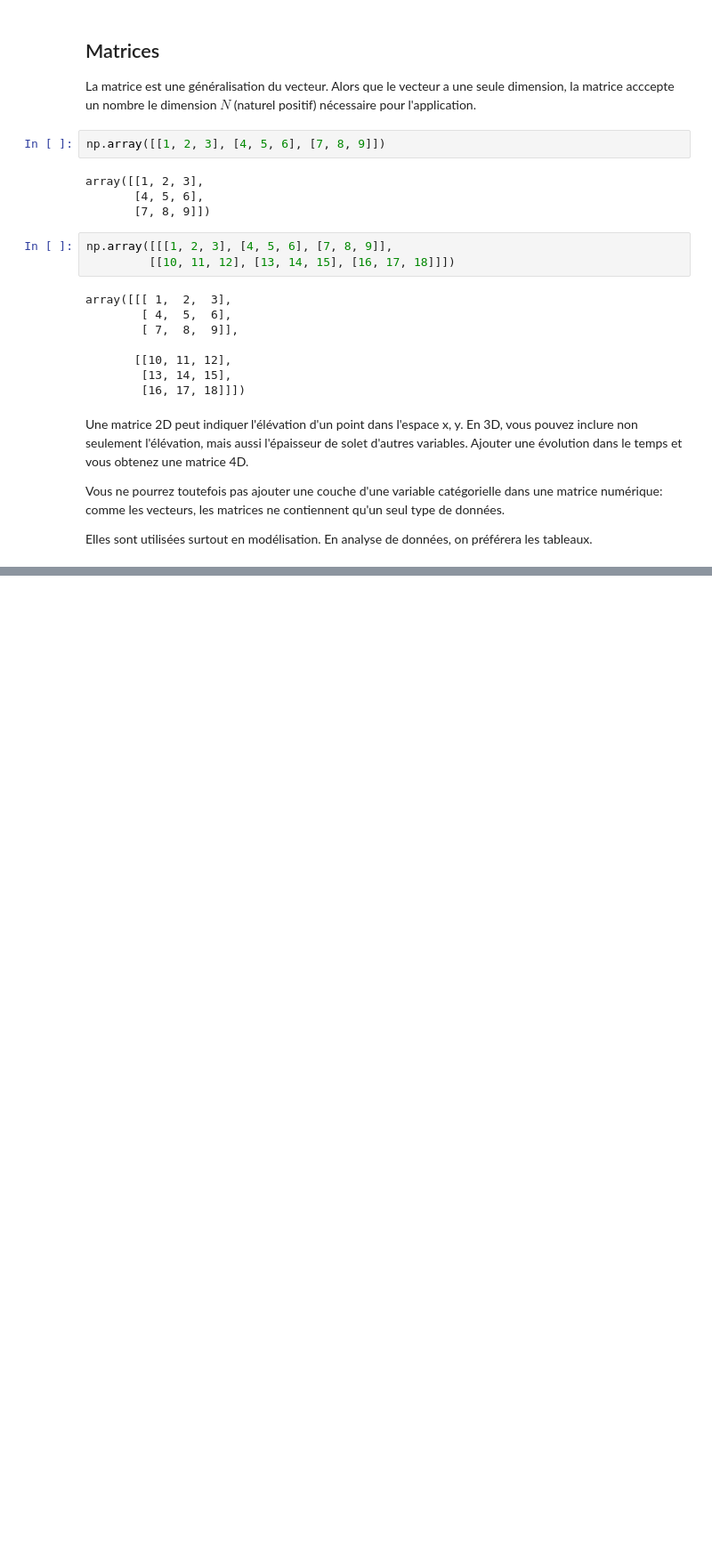
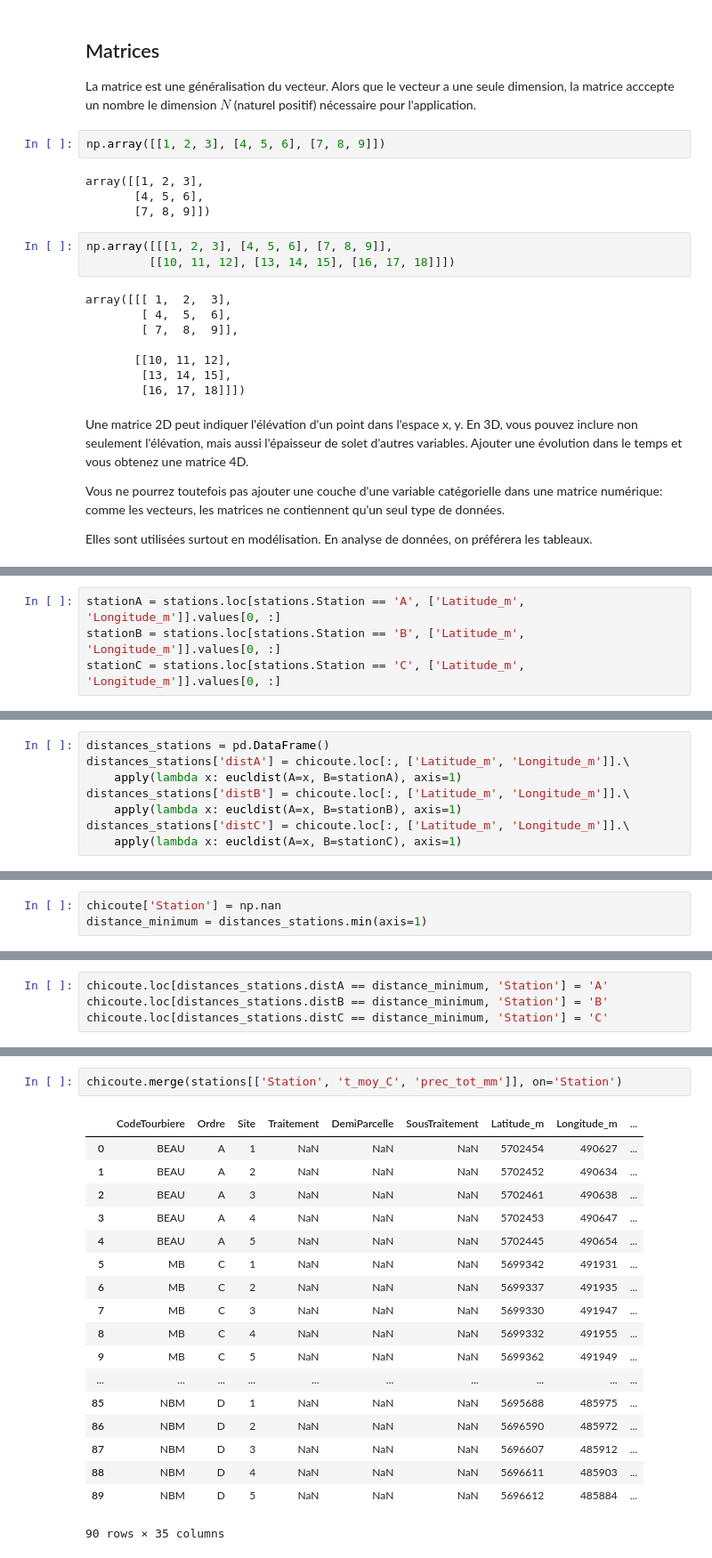
Before and after one commit to essicolo/ecologie-mathematique-Py, a Jupyter notebook: 3_Donnees/3_data.ipynb, the cells around one changed output, grey strips where cells are left out. Shown at 89% size. Drawn from its saved outputs; the diff is of its cells as text; blank space fills up the shorter version.

```diff
--- a/3_Donnees/3_data.ipynb
+++ b/3_Donnees/3_data.ipynb
@@ -437,0 +781,4 @@ Wickham, H. (2014) https://www.jstatsoft.org/index.php/jss/article/view/v059i10/
+# %%
+stationA = stations.loc[stations.Station == 'A', ['Latitude_m', 'Longitude_m']].values[0, :]
+stationB = stations.loc[stations.Station == 'B', ['Latitude_m', 'Longitude_m']].values[0, :]
+stationC = stations.loc[stations.Station == 'C', ['Latitude_m', 'Longitude_m']].values[0, :]
@@ -437,0 +787,8 @@ Wickham, H. (2014) https://www.jstatsoft.org/index.php/jss/article/view/v059i10/
+# %%
+distances_stations = pd.DataFrame()
+distances_stations['distA'] = chicoute.loc[:, ['Latitude_m', 'Longitude_m']].\
+    apply(lambda x: eucldist(A=x, B=stationA), axis=1)
+distances_stations['distB'] = chicoute.loc[:, ['Latitude_m', 'Longitude_m']].\
+    apply(lambda x: eucldist(A=x, B=stationB), axis=1)
+distances_stations['distC'] = chicoute.loc[:, ['Latitude_m', 'Longitude_m']].\
+    apply(lambda x: eucldist(A=x, B=stationC), axis=1)
@@ -437,0 +799,3 @@ Wickham, H. (2014) https://www.jstatsoft.org/index.php/jss/article/view/v059i10/
+# %%
+chicoute['Station'] = np.nan
+distance_minimum = distances_stations.min(axis=1)
@@ -437,0 +804,4 @@ Wickham, H. (2014) https://www.jstatsoft.org/index.php/jss/article/view/v059i10/
+# %%
+chicoute.loc[distances_stations.distA == distance_minimum, 'Station'] = 'A'
+chicoute.loc[distances_stations.distB == distance_minimum, 'Station'] = 'B'
+chicoute.loc[distances_stations.distC == distance_minimum, 'Station'] = 'C'
@@ -437,0 +824,21 @@ Wickham, H. (2014) https://www.jstatsoft.org/index.php/jss/article/view/v059i10/
+# %%
+chicoute.merge(stations[['Station', 't_moy_C', 'prec_tot_mm']], on='Station')
+# %% [output]
+|  | CodeTourbiere | Ordre | Site | Traitement | DemiParcelle | SousTraitement | Latitude_m | Longitude_m | ... |
+| 0 | BEAU | A | 1 | NaN | NaN | NaN | 5702454 | 490627 | ... |
+| 1 | BEAU | A | 2 | NaN | NaN | NaN | 5702452 | 490634 | ... |
+| 2 | BEAU | A | 3 | NaN | NaN | NaN | 5702461 | 490638 | ... |
+| 3 | BEAU | A | 4 | NaN | NaN | NaN | 5702453 | 490647 | ... |
+| 4 | BEAU | A | 5 | NaN | NaN | NaN | 5702445 | 490654 | ... |
+| 5 | MB | C | 1 | NaN | NaN | NaN | 5699342 | 491931 | ... |
+| 6 | MB | C | 2 | NaN | NaN | NaN | 5699337 | 491935 | ... |
+| 7 | MB | C | 3 | NaN | NaN | NaN | 5699330 | 491947 | ... |
+| 8 | MB | C | 4 | NaN | NaN | NaN | 5699332 | 491955 | ... |
+| 9 | MB | C | 5 | NaN | NaN | NaN | 5699362 | 491949 | ... |
+| ... | ... | ... | ... | ... | ... | ... | ... | ... | ... |
+| 85 | NBM | D | 1 | NaN | NaN | NaN | 5695688 | 485975 | ... |
+| 86 | NBM | D | 2 | NaN | NaN | NaN | 5696590 | 485972 | ... |
+| 87 | NBM | D | 3 | NaN | NaN | NaN | 5696607 | 485912 | ... |
+| 88 | NBM | D | 4 | NaN | NaN | NaN | 5696611 | 485903 | ... |
+| 89 | NBM | D | 5 | NaN | NaN | NaN | 5696612 | 485884 | ... |
+90 rows × 35 columns
```
Also changed, not shown: parts of 142 cells of this notebook, 5 other files.
